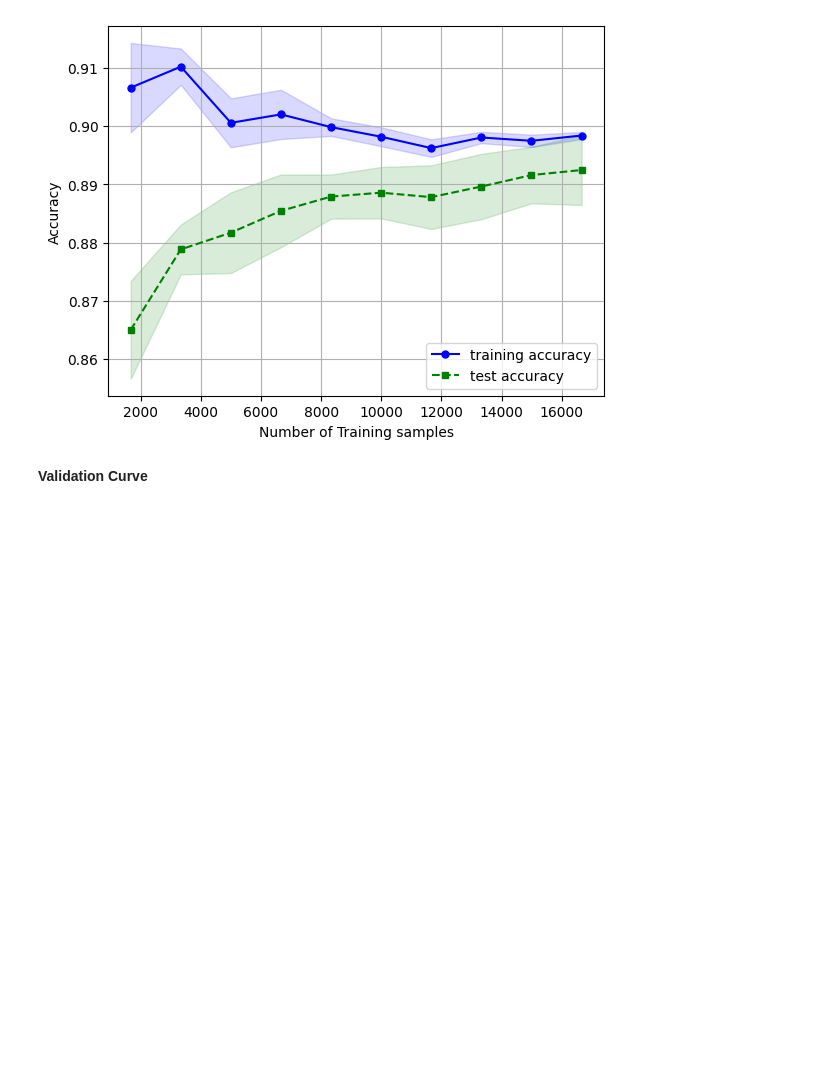
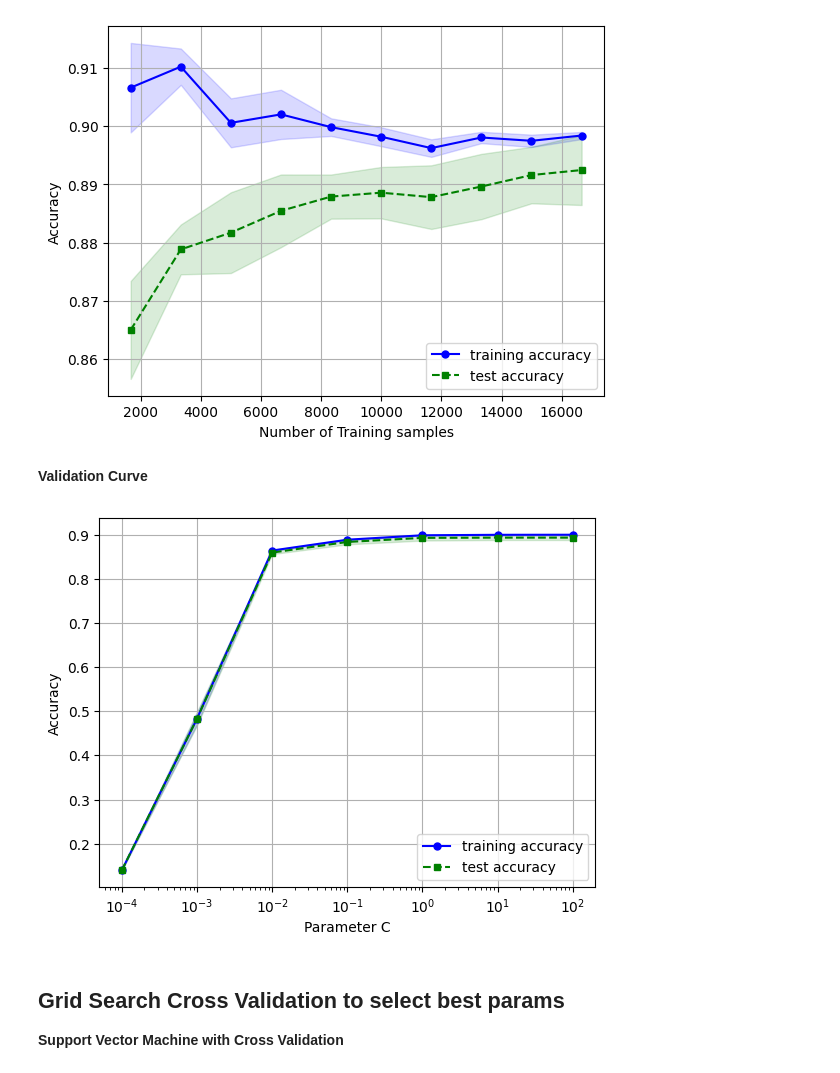
Before and after one commit to linjunL/Walmart_Classification_Analysis, a Jupyter notebook: walmart_analysis.ipynb, the cells around one changed output. Drawn from its saved outputs; the diff is of its cells as text; code cells hidden in the pictures; blank space fills up the shorter version.

```diff
--- a/walmart_analysis.ipynb
+++ b/walmart_analysis.ipynb
@@ -547,0 +541,34 @@ plt.show()
+# %%
+# use validation_curve() to get train_scores and test_scores
+c = [0.0001, 0.001, 0.01, 0.1, 1.0, 10.0, 100.0]
+
+train_scores, test_scores = validation_curve(estimator= pipe_lr,
+                                             X = X_train,
+                                             y = y_train,
+                                             param_name= 'clf__C',
+                                             param_range=c,
+                                             cv = 5,
+                                             n_jobs=-1)
+# use np.mean() and np.std() to get the mean and standard deviation for train and test scores
+train_mean = np.mean(train_scores,axis = 1)
+train_std = np.std(train_scores,axis = 1)
+test_mean = np.mean(test_scores, axis =1)
+test_std = np. std(test_scores, axis =1)
+
+
+# use plot and .fill_between() to plot the validation curve
+plt.plot(c, train_mean, color = 'blue', marker = 'o' , markersize = 5, label = 'training accuracy')
+plt.fill_between(c, train_mean+train_std, train_mean - train_std, alpha = 0.15, color = 'blue')
+plt.plot(c, test_mean, color = 'green',linestyle = '--', marker = 's' , markersize = 5, label = 'test accuracy')
+plt.fill_between(c, test_mean+test_std, test_mean - test_std, alpha = 0.15, color = 'green')
+plt.grid()
+plt.xscale('log')
+plt.xlabel('Parameter C')
+plt.ylabel('Accuracy')
+plt.legend(loc = 'lower right')
+plt.show()
+# %% [output]
+[figure, added]
+# %% [markdown]
+## Grid Search Cross Validation to select best params
+**Support Vector Machine with Cross Validation**
```
Also changed, not shown: parts of 7 cells of this notebook.
